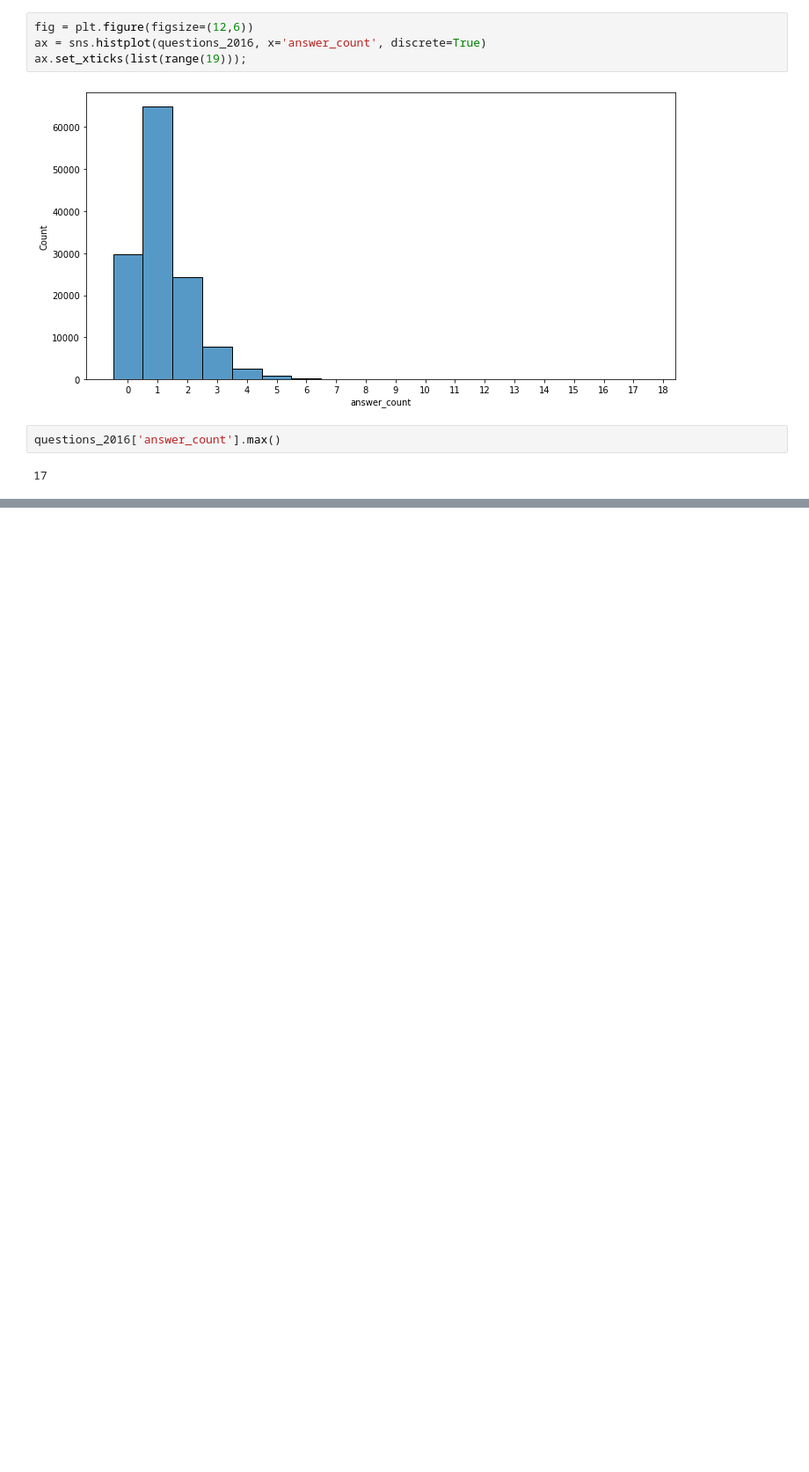
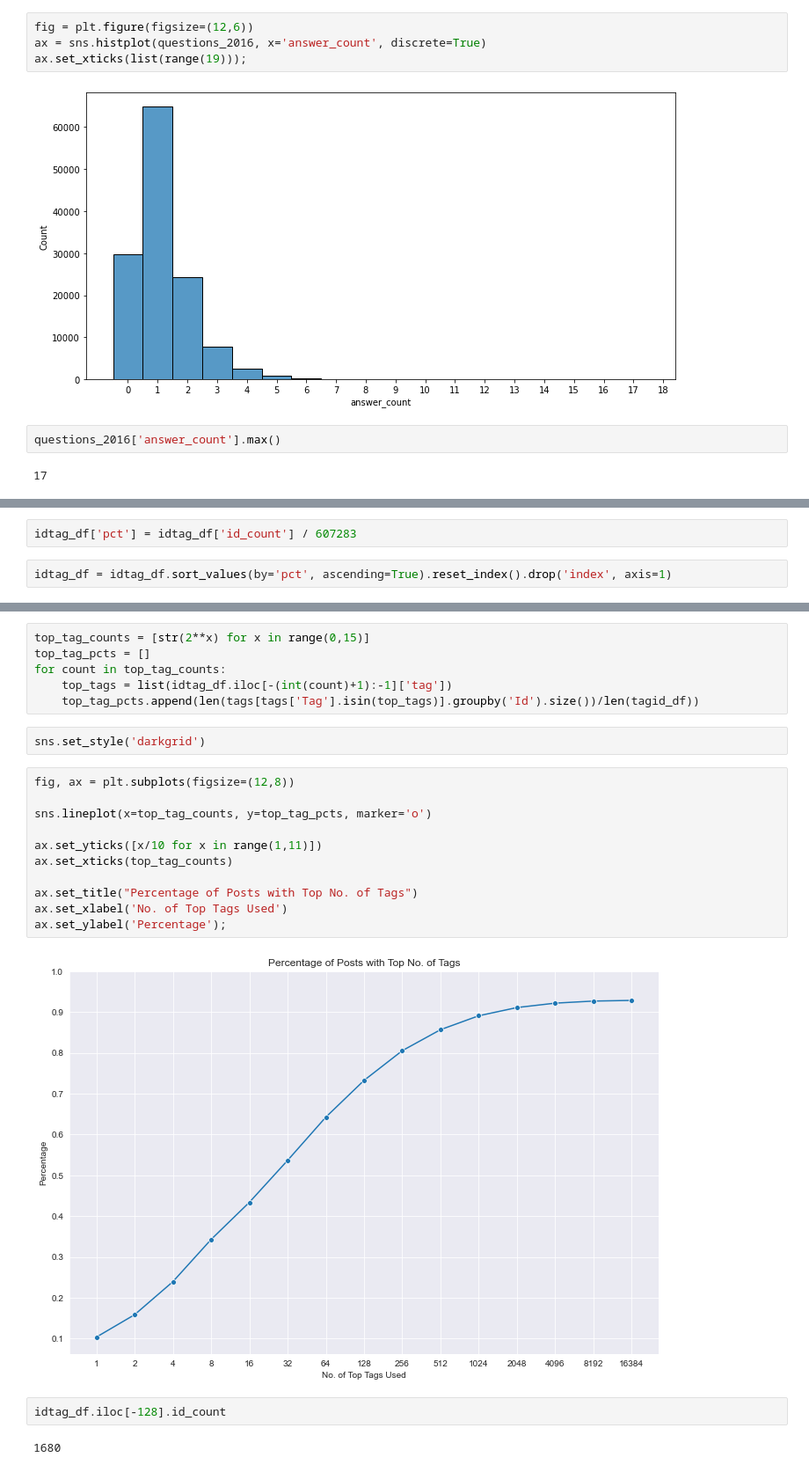
Before and after one commit to willcd/module5-project, a Jupyter notebook: code/eda_notebook.ipynb, the cells around one changed output, grey strips where cells are left out. Shown: that part at 88% size. Cells and saved outputs as stored; diff of their text form; blank space fills up the shorter version.

```diff
--- a/code/eda_notebook.ipynb
+++ b/code/eda_notebook.ipynb
@@ -418,0 +387,4 @@ scores[1].mean()
+# %%
+idtag_df['pct'] = idtag_df['id_count'] / 607283
+# %%
+idtag_df = idtag_df.sort_values(by='pct', ascending=True).reset_index().drop('index', axis=1)
@@ -418,0 +407,25 @@ scores[1].mean()
+# %%
+top_tag_counts = [str(2**x) for x in range(0,15)]
+top_tag_pcts = []
+for count in top_tag_counts:
+    top_tags = list(idtag_df.iloc[-(int(count)+1):-1]['tag'])
+    top_tag_pcts.append(len(tags[tags['Tag'].isin(top_tags)].groupby('Id').size())/len(tagid_df))
+# %%
+sns.set_style('darkgrid')
+# %%
+fig, ax = plt.subplots(figsize=(12,8))
+
+sns.lineplot(x=top_tag_counts, y=top_tag_pcts, marker='o')
+
+ax.set_yticks([x/10 for x in range(1,11)])
+ax.set_xticks(top_tag_counts)
+
+ax.set_title("Percentage of Posts with Top No. of Tags")
+ax.set_xlabel('No. of Top Tags Used')
+ax.set_ylabel('Percentage');
+# %% [output]
+[figure, added]
+# %%
+idtag_df.iloc[-128].id_count
+# %% [output]
+1680
```
Also changed, not shown: parts of 43 cells of this notebook.
